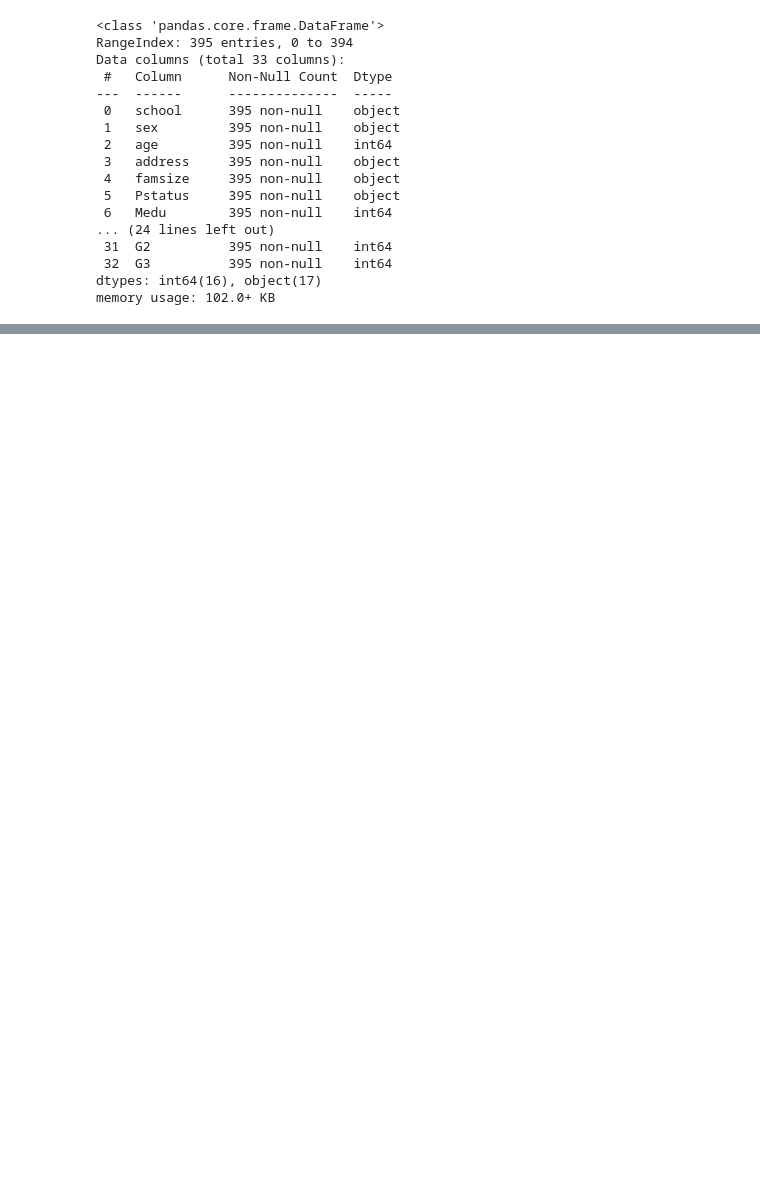
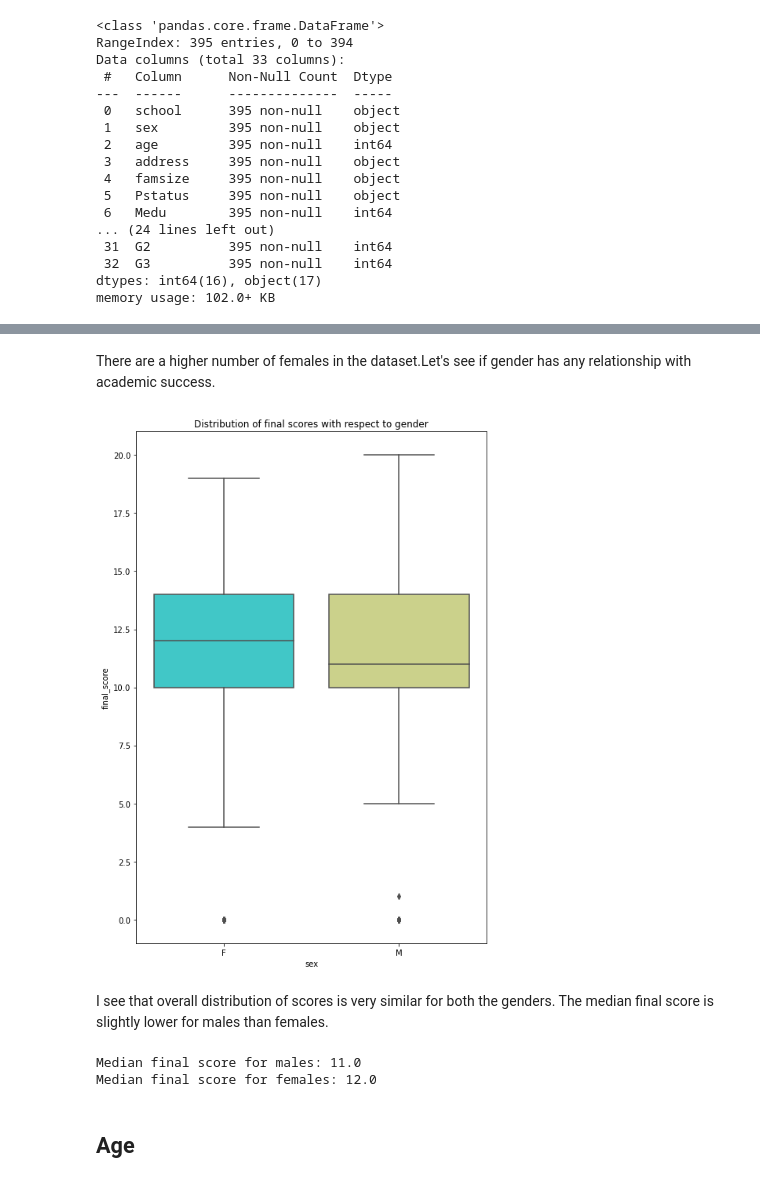
Before and after one commit to gt1719/Finding-the-Secret-to-Academic-Success---Capstone-Project, a Jupyter notebook: Finding_the_Secret_to_Academic_Success.ipynb, the cells around one changed output, grey strips where cells are left out. Saved outputs shown, nothing was run; the diff lists cells and outputs as text; code cells hidden in the pictures; blank space fills up the shorter version.

```diff
--- a/Finding_the_Secret_to_Academic_Success.ipynb
+++ b/Finding_the_Secret_to_Academic_Success.ipynb
@@ -156,0 +311,18 @@ print(nrow(d3)) # 382 student
+# %% [markdown]
+There are a higher number of females in the dataset.Let's see if gender has any relationship with academic success.
+# %%
+plt.figure(figsize=(8, 12))
+plt.title("Distribution of final scores with respect to gender")
+sns.boxplot(y="final_score", x="sex", data = student_df, palette ="rainbow");
+# %% [output]
+[figure, added]
+# %% [markdown]
+I see that overall distribution of scores is very similar for both the genders. The median final score is slightly lower for males than females.
+# %%
+print('Median final score for males:', student_df[student_df['sex']=='M']['final_score'].median())
+print('Median final score for females:', student_df[student_df['sex']=='F']['final_score'].median())
+# %% [output]
+Median final score for males: 11.0
+Median final score for females: 12.0
+# %% [markdown]
+## Age
```
Also changed, not shown: parts of 35 cells of this notebook, 1 other file.
